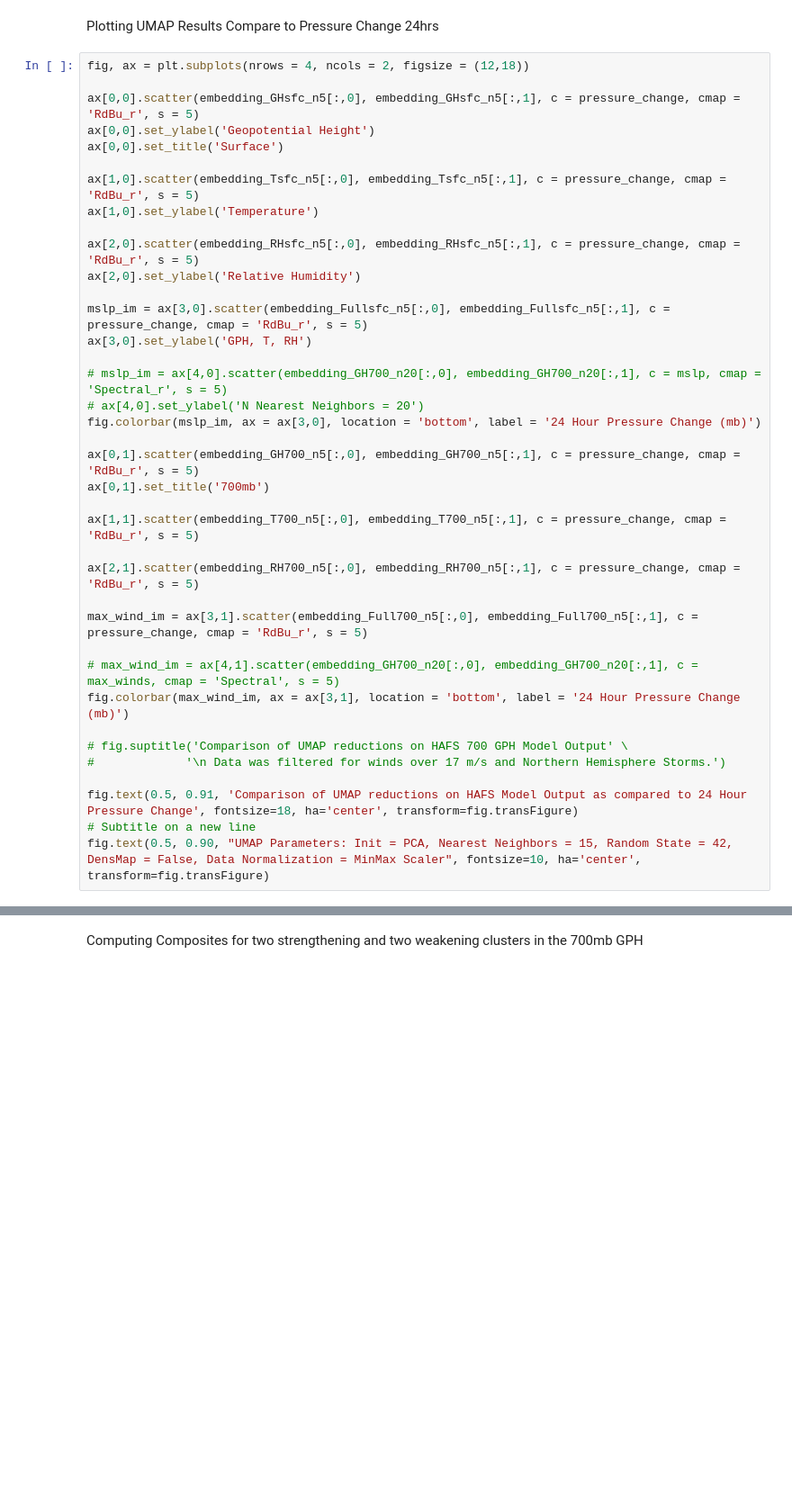
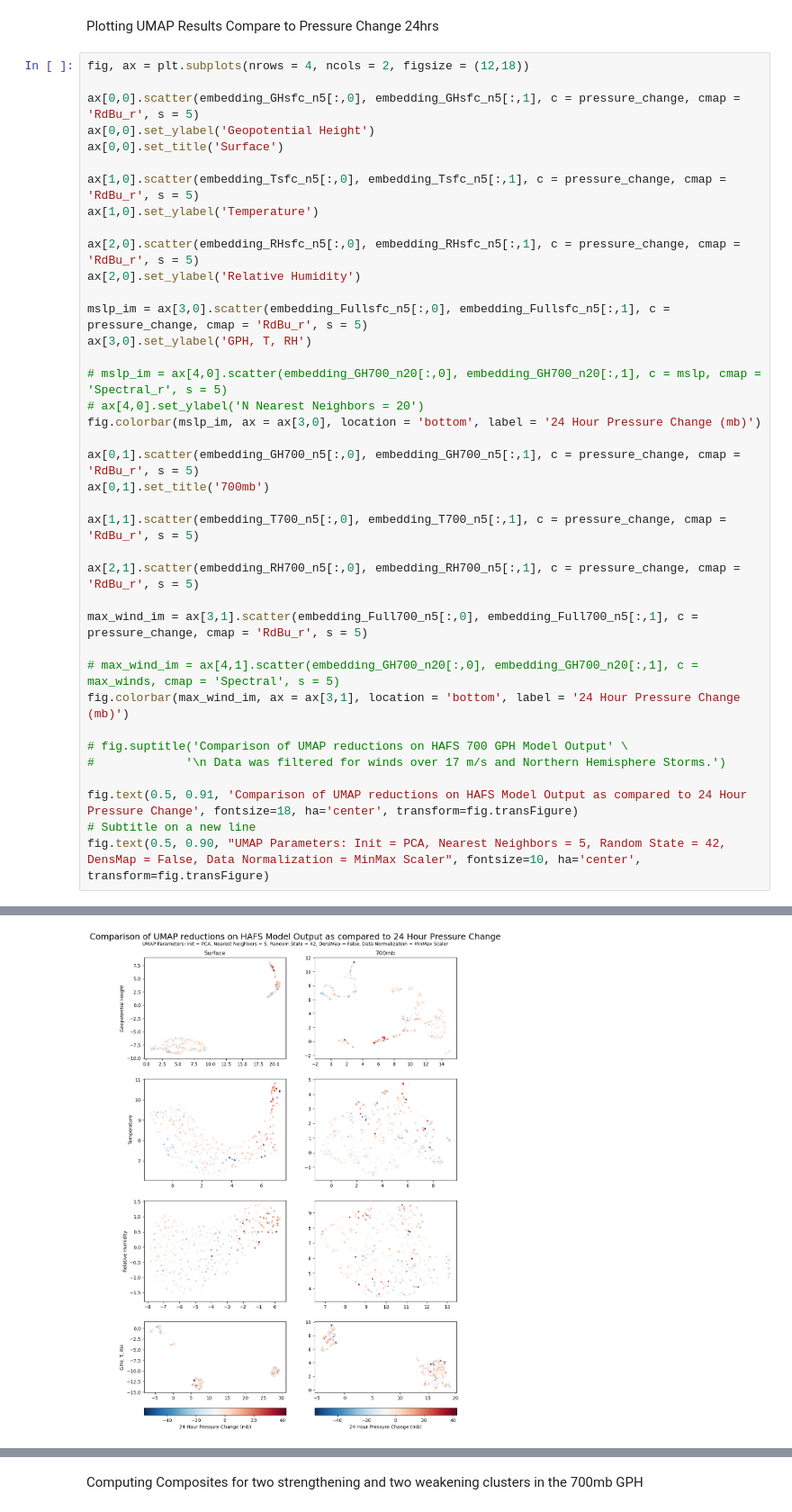
Before and after one commit to ArcticOctopi/Dimensional-Reduction-in-Tropical-Cyclones, a Jupyter notebook: UMAP_processing_workflow.ipynb, the cells around one changed output, grey strips where cells are left out. Shown at 90% size. Drawn from its saved outputs; the diff is of its cells as text; blank space fills up the shorter version.

```diff
--- a/UMAP_processing_workflow.ipynb
+++ b/UMAP_processing_workflow.ipynb
@@ -375,4 +376,5 @@ fig.colorbar(max_wind_im, ax = ax[3,1], location = 'bottom', label = '24 Hour Pr
 
 fig.text(0.5, 0.91, 'Comparison of UMAP reductions on HAFS Model Output as compared to 24 Hour Pressure Change', fontsize=18, ha='center', transform=fig.transFigure)
 # Subtitle on a new line
-fig.text(0.5, 0.90, "UMAP Parameters: Init = PCA, Nearest Neighbors = 15, Random State = 42, DensMap = False, Data Normalization = MinMax Scaler", fontsize=10, ha='center', transform=fig.transFigure)
+fig.text(0.5, 0.90, "UMAP Parameters: Init = PCA, Nearest Neighbors = 5, Random State = 42, DensMap = False, Data Normalization = MinMax Scaler", fontsize=10, ha='center', transform=fig.transFigure)
+# %% [output]
@@ -379,3 +382,4 @@ fig.text(0.5, 0.90, "UMAP Parameters: Init = PCA, Nearest Neighbors = 15, Random
+[figure, added]
 # %%
 fig, ax = plt.subplots(nrows = 4, ncols = 2, figsize = (14,20))
 
```
Also changed, not shown: parts of 11 cells of this notebook.
